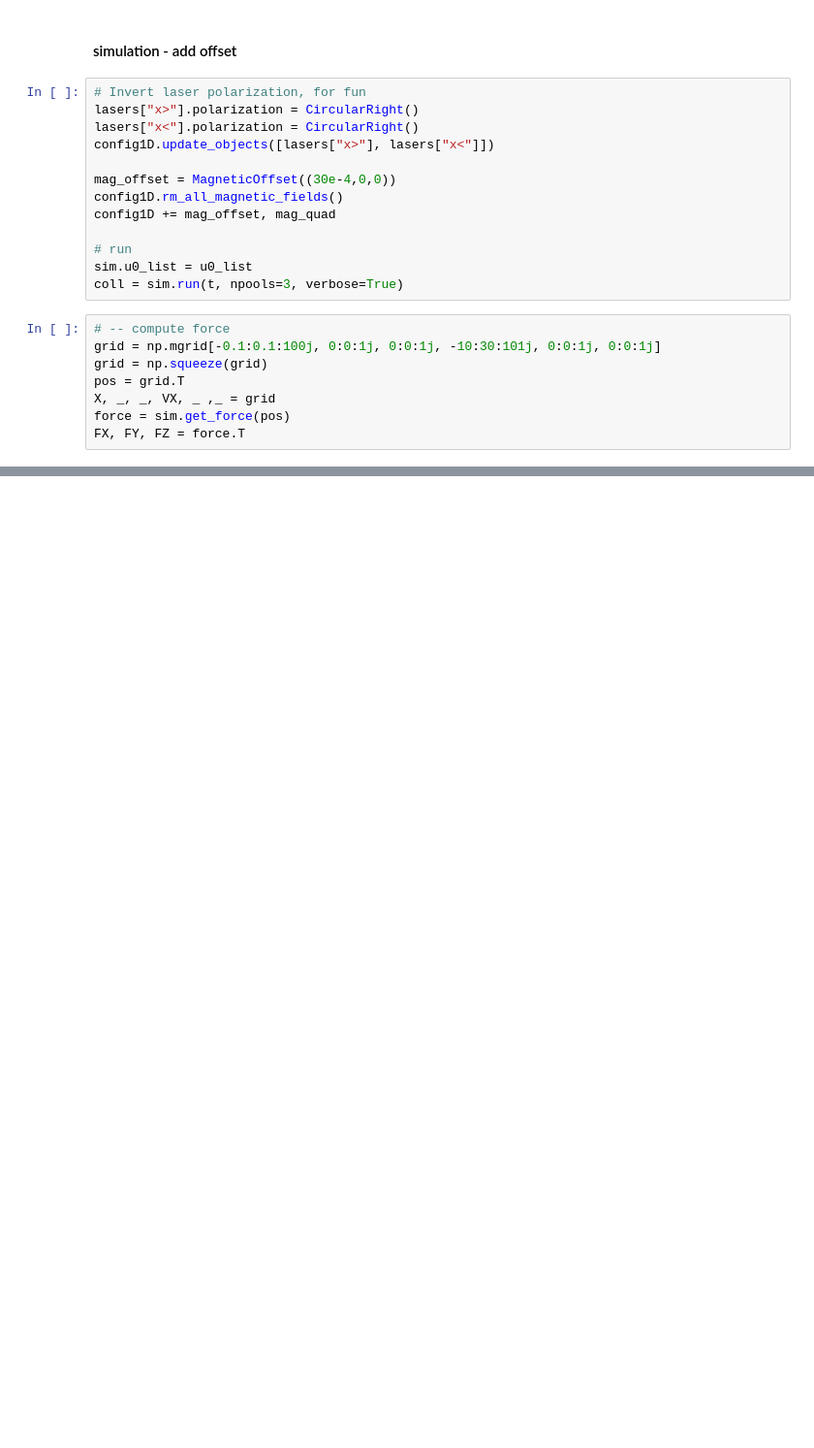
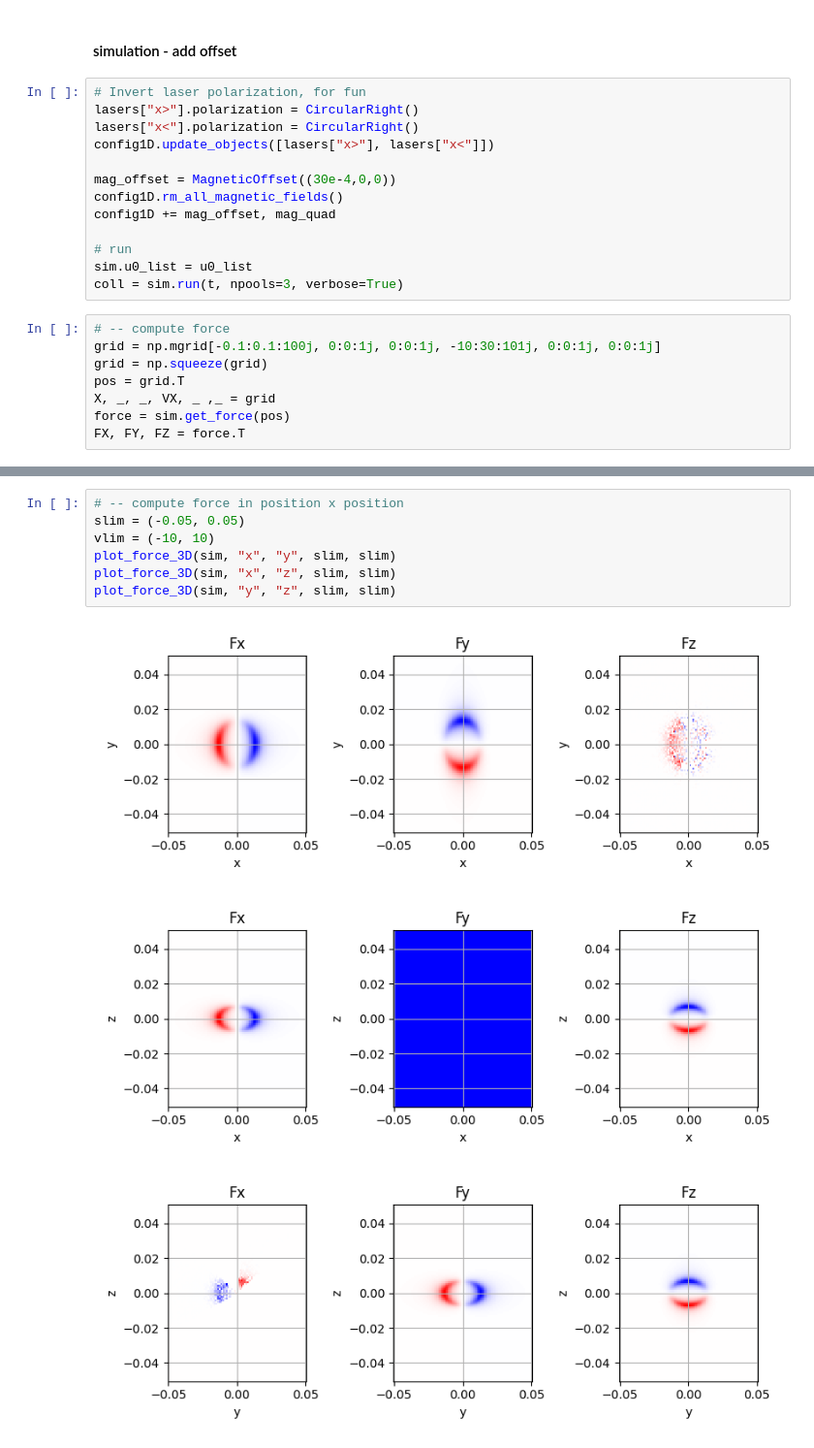
Before and after one commit to adareau/atomSmltr, a Jupyter notebook: docs/_notebook_examples/atomic_physics/MOT.ipynb, the cells around one changed output, grey strips where cells are left out. Shown at 97% size. Saved outputs shown, nothing was run; the diff lists cells and outputs as text; blank space fills up the shorter version.

```diff
--- a/docs/_notebook_examples/atomic_physics/MOT.ipynb
+++ b/docs/_notebook_examples/atomic_physics/MOT.ipynb
@@ -238,0 +365,11 @@ plt.show()
+# %%
+# -- compute force in position x position
+slim = (-0.05, 0.05)
+vlim = (-10, 10)
+plot_force_3D(sim, "x", "y", slim, slim)
+plot_force_3D(sim, "x", "z", slim, slim)
+plot_force_3D(sim, "y", "z", slim, slim)
+# %% [output]
+[figure, added]
+[figure, added]
+[figure, added]
```
Also changed, not shown: parts of 21 cells of this notebook, 2 other files.
